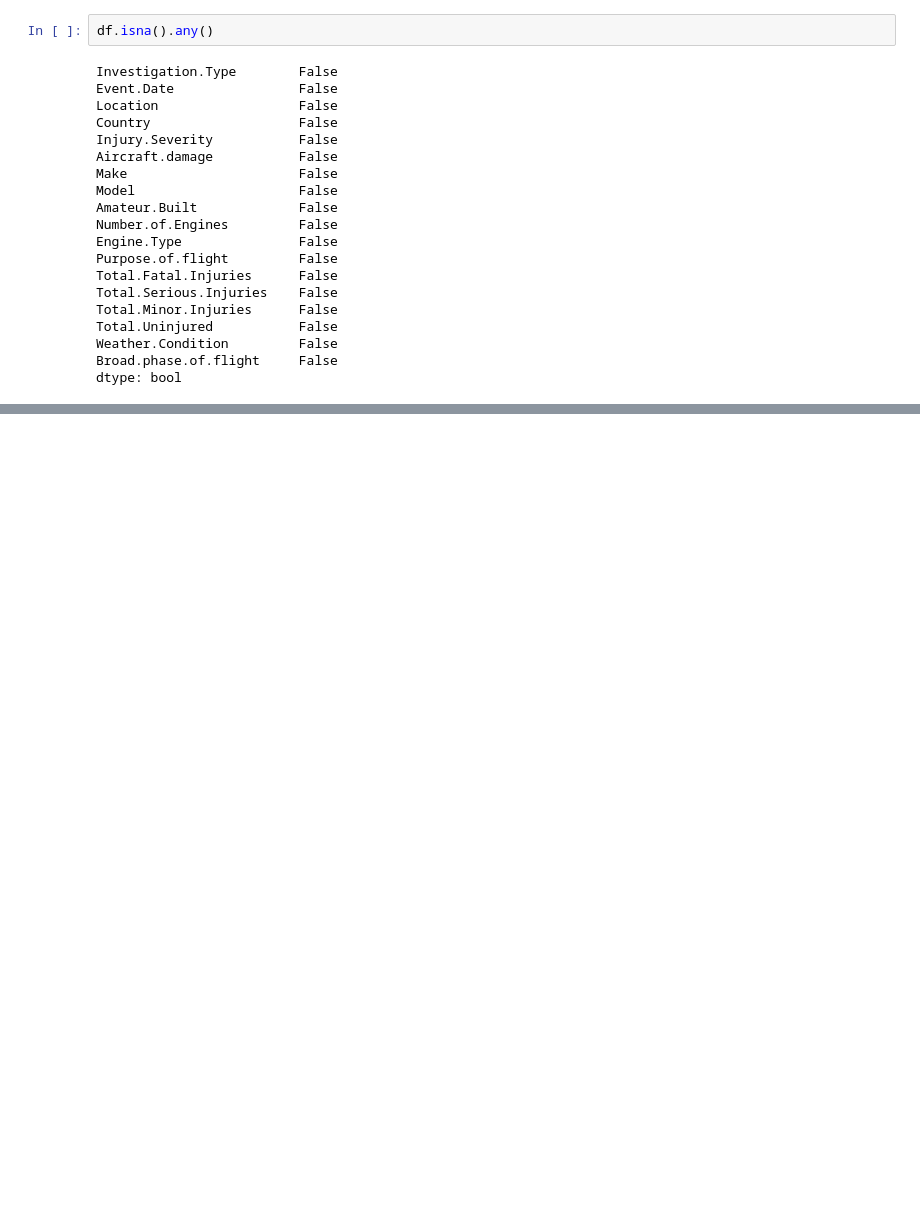
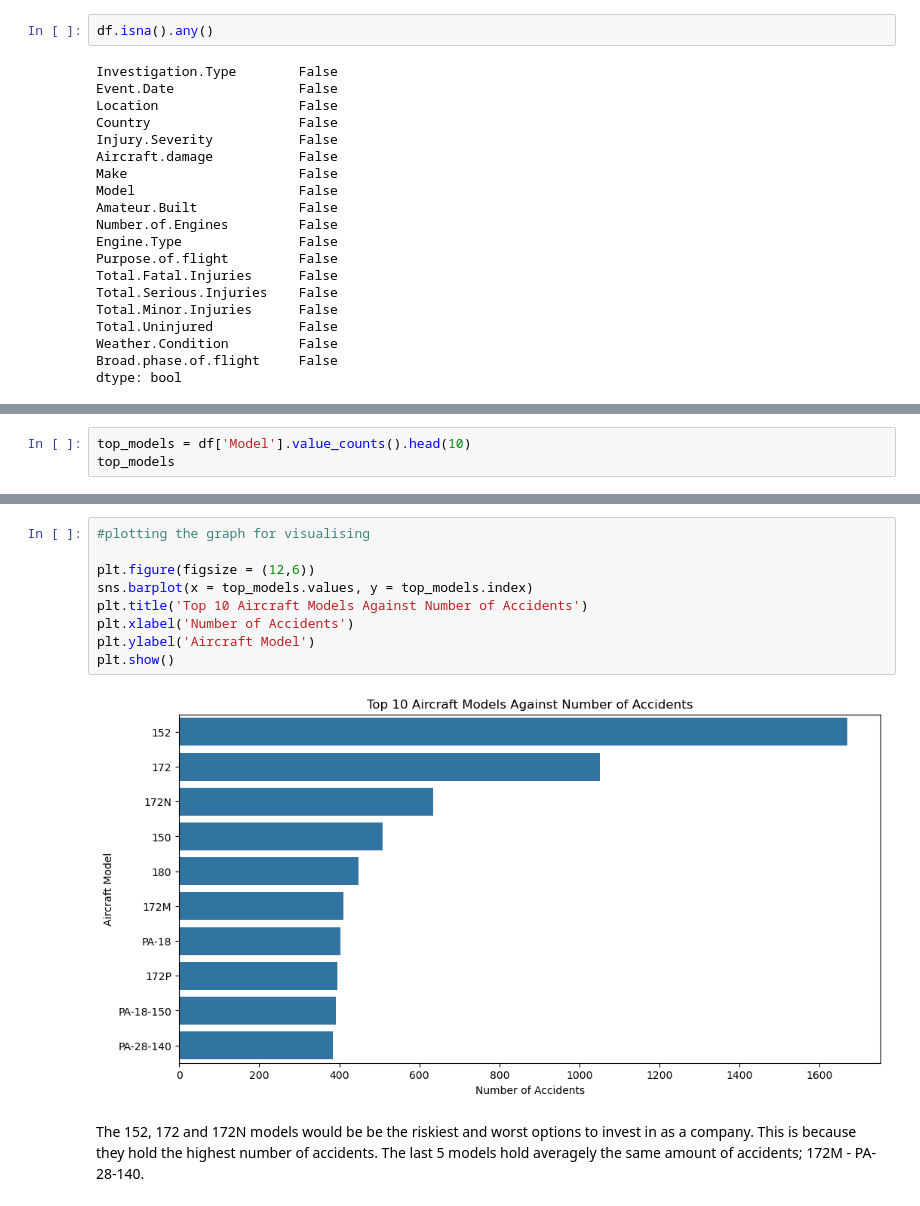
Before and after one commit to JuneHenia/Phase-1-Aviation-Project, a Jupyter notebook: notebooks/Phase 1 project.ipynb, the cells around one changed output, grey strips where cells are left out. Drawn from its saved outputs; the diff is of its cells as text; blank space fills up the shorter version.

```diff
--- a/notebooks/Phase 1 project.ipynb
+++ b/notebooks/Phase 1 project.ipynb
@@ -642,0 +746,3 @@ dtype: bool
+# %%
+top_models = df['Model'].value_counts().head(10)
+top_models
@@ -642,0 +762,13 @@ dtype: bool
+# %%
+#plotting the graph for visualising
+
+plt.figure(figsize = (12,6))
+sns.barplot(x = top_models.values, y = top_models.index)
+plt.title('Top 10 Aircraft Models Against Number of Accidents')
+plt.xlabel('Number of Accidents')
+plt.ylabel('Aircraft Model')
+plt.show()
+# %% [output]
+[figure, added]
+# %% [markdown]
+The 152, 172 and 172N models would be be the riskiest and worst options to invest in as a company. This is because they hold the highest number of accidents. The last 5 models hold averagely the same amount of accidents; 172M - PA-28-140.
```
Also changed, not shown: parts of 39 cells of this notebook, 1 other file.
